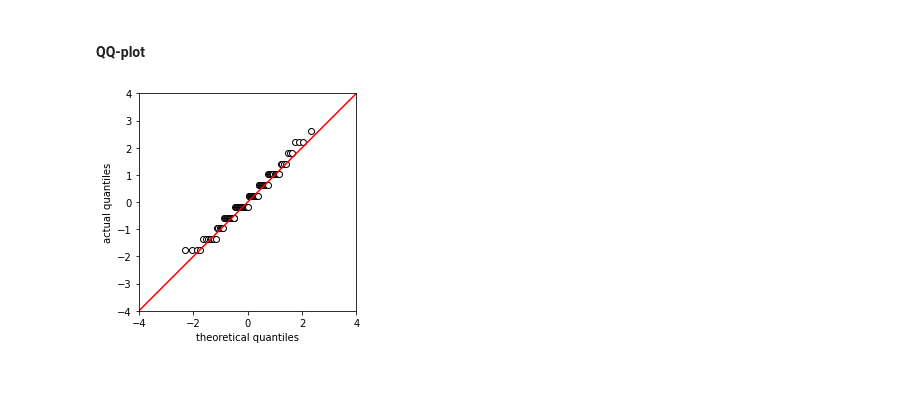
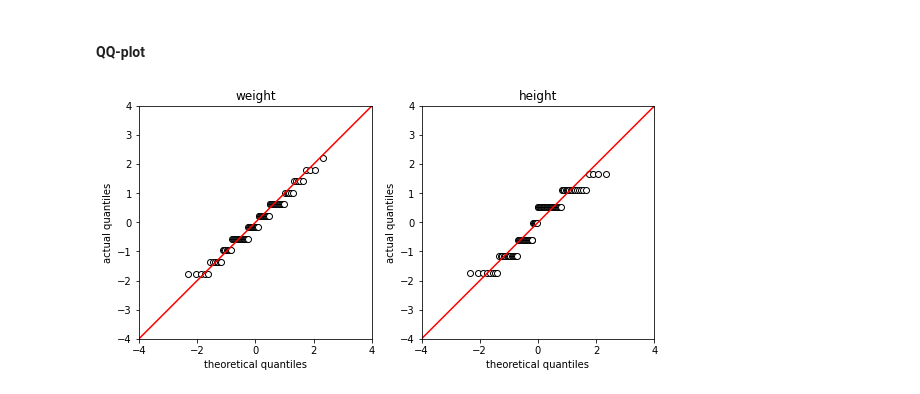
Before and after one commit to ohshane/Statistics, a Jupyter notebook: 07_CoefficientAndRegression.ipynb, the cells around one changed output. Cells and saved outputs as stored; diff of their text form; code cells hidden in the pictures.

Commit message:
added weight and height qqplot

```diff
--- a/07_CoefficientAndRegression.ipynb
+++ b/07_CoefficientAndRegression.ipynb
@@ -59,27 +59,34 @@ Reject the null hypothesis: The data does not appear to be normally distributed.
 # %%
 from scipy.stats import norm
 
 Z = (X - X.mean(axis=0)) / X.std(axis=0)
 Z_weight, Z_height = Z.T
 Z_weight = np.sort(Z_weight)
 Z_height = np.sort(Z_height)
 
 def qqplot(Z, ax):
     theoretical_quantiles = np.linspace(0, 1, len(Z))
     standard_normal_quantiles = norm.ppf(theoretical_quantiles) # inverse of cdf
     ax.scatter(standard_normal_quantiles, Z, edgecolors='k', c='white')
     ax.plot([-100,100],[-100,100], c='r')
     ax.axis('square')
     ax.set_xlim(-4,4)
     ax.set_ylim(-4,4)
     ax.set_xlabel('theoretical quantiles')
     ax.set_ylabel('actual quantiles')
 
-fig, ax = plt.subplots(figsize=(4,4))
-ax = qqplot(np.sort(np.random.choice(Z_weight, size=100, replace=False)), ax)
+fig, ax = plt.subplots(1,2,figsize=(8,4))
+
+ax[0].set_title('weight')
+qqplot(np.sort(np.random.choice(Z_weight, size=100, replace=False)), ax[0])
+
+ax[1].set_title('height')
+qqplot(np.sort(np.random.choice(Z_height, size=100, replace=False)), ax[1])
+
+plt.tight_layout()
 plt.show()
 # %% [output]
-[figure, old version]
+[figure, new version]
 # %%
 from scipy.stats import skewnorm
 from scipy.stats import t
```
Also changed, not shown: parts of 2 cells of this notebook.
